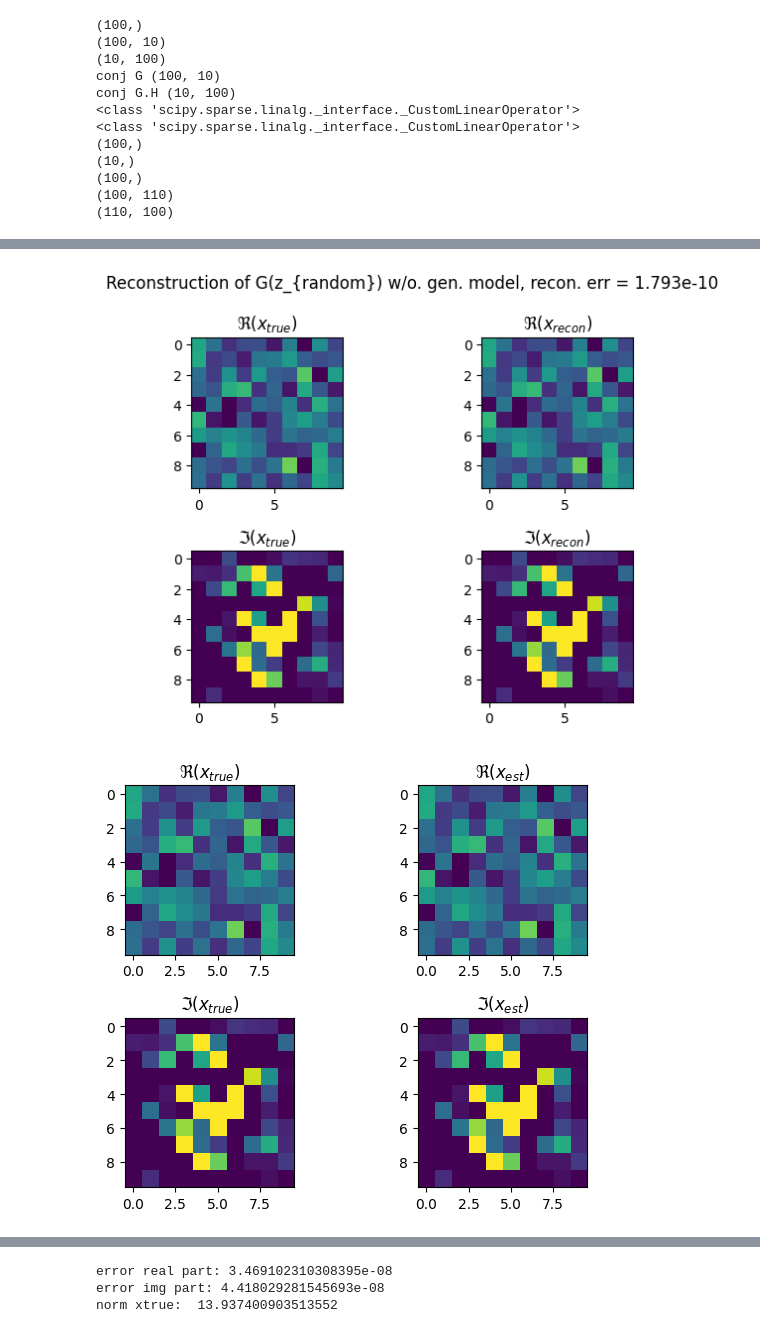
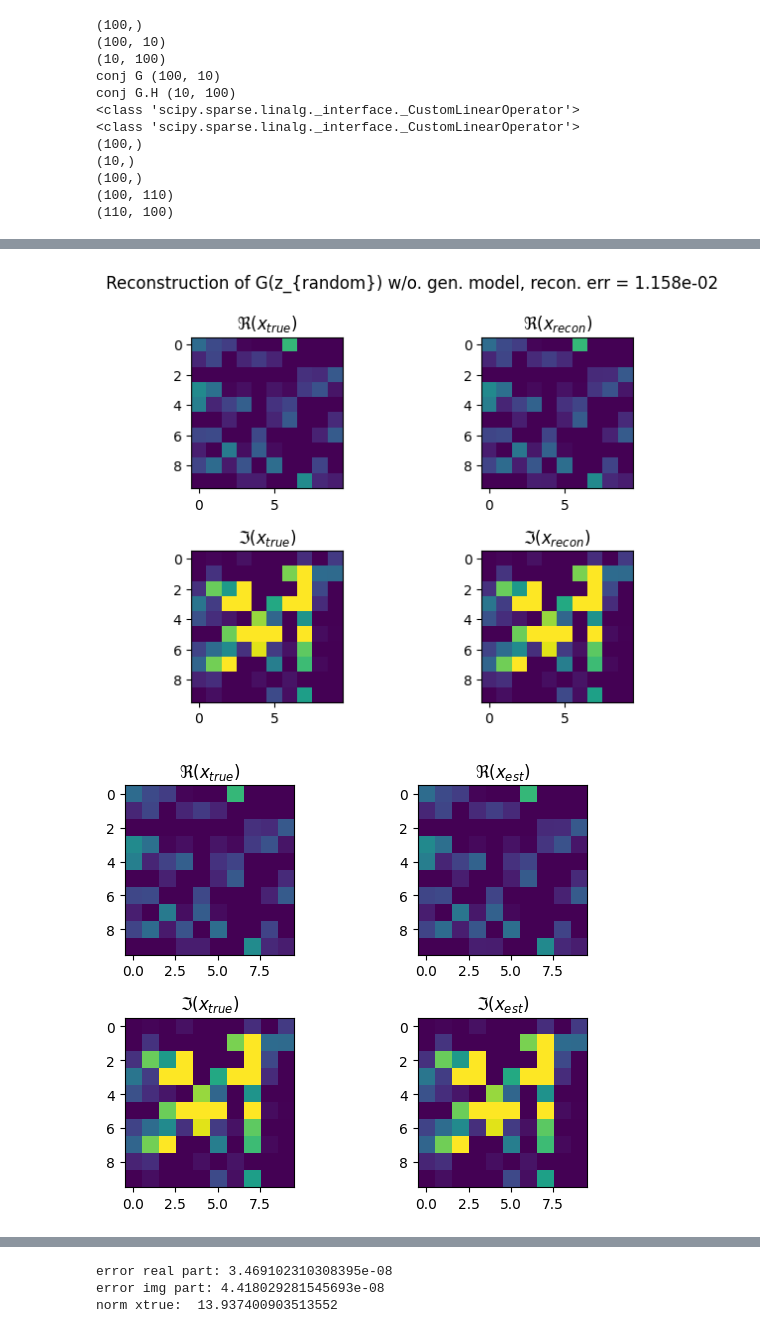
Before and after one commit to Ava99999/signal-thesis, a Jupyter notebook: complex autoencoder/main_autocomplex.ipynb, the cells around one changed output, grey strips where cells are left out. Cells and saved outputs as stored; diff of their text form; code cells hidden in the pictures.

Commit message:
updated gradient computation
now according to gradient test

```diff
--- a/complex autoencoder/main_autocomplex.ipynb
+++ b/complex autoencoder/main_autocomplex.ipynb
@@ -463,6 +370,7 @@ def jac_decoder_1D(z, decoder, type = "normal"):
     '''
     Converts the CBP_decoder computation into a numpy function, outputting the R or R*-derivative of the decoder in z as a numpy array
     NOTE: activation function is hardcoded at this point
+    NOTE: CBP_decoder_v2 makes a comparable computation but a slightly different order of partial derivative computation. It seems to give the same result
 
     input:
         z:              np.array of length (latent_dim)
@@ -476,3 +384,22 @@ def jac_decoder_1D(z, decoder, type = "normal"):
         return dG_dzstar.numpy()
     else:
         raise ValueError(f"Invalid type '{type}. Must be 'normal' or 'conj'.")
+
+
+def plot_result(xtrue, xhat):
+    n  = len(xtrue)
+    nx = int(np.sqrt(n))
+
+    # plot results
+    fig, ax = plt.subplots(2,2)
+
+    ax[0,0].imshow(np.real(xtrue.reshape((nx,nx))),clim=[0,1])
+    ax[0,0].set_title(r'$\Re(x_{true})$')
+    ax[1,0].imshow(np.imag(xtrue.reshape((nx,nx))),clim=[0,1])
+    ax[1,0].set_title(r'$\Im(x_{true})$')
+    ax[0,1].imshow(np.real(xhat.reshape((nx,nx))),clim=[0,1])
+    ax[0,1].set_title(r'$\Re(x_{est})$')
+    ax[1,1].imshow(np.imag(xhat.reshape((nx,nx))),clim=[0,1])
+    ax[1,1].set_title(r'$\Im(x_{est})$')
+
+    fig.tight_layout()
@@ -790,5 +900,5 @@ grad (20,)
 # %%
-# test generative model itself
+## tests of reconstruct with and without generative model
 sigma = 0
 
 #xtrue = datatest[np.random.randint(0,datatest.shape[0])].numpy()
@@ -799,13 +909,25 @@ x_random_recon_tf = decoder(encoder(x_tensor))
 x_random_recon = x_random_recon_tf.numpy().flatten()
 
 xtrue = G.eval(np.random.randn(k) + 1j*np.random.randn(k))
-xtrue_1D = np.load('G(z)_ex8_goodex.npy') #x_random_recon #xtrue.flatten()
+#xtrue = xtrue - np.min(np.real(xtrue))
 
-#xtrue_1D = xtrue.flatten() #x_random.flatten() # #G.eval(np.random.randn(k) + 1j*np.random.randn(k))
-#xtrue_1D = np.zeros(n) + 1j*np.imag(x_random_recon)
+#x_load = np.load('G(z)_ex8_goodex.npy')  #x_random_recon #xtrue.flatten()
+#xtrue_1D = x_load - np.min((np.real(x_load)))
+#x_imag = np.load('autoenc(x)_ex1.npy')
+#x_bad = np.load('G(z)_ex2.npy')
 
-error, xhat_corr, yobs, _ = reconstruct(xtrue_1D, A, I, Istar, w=1, sigma = sigma, lmbda = sigma)
+#xtrue_1D = np.zeros(n) + 1j*np.imag(x_bad)
+
+#plot_result(np.abs(x_load), np.abs(x_bad))
+
+xtrue_1D = xtrue.flatten() #x_random.flatten() # #G.eval(np.random.randn(k) + 1j*np.random.randn(k))
+#xtrue_1D = -np.ones(n) + 1j*np.imag(x_imag)
+#xtrue_1D = np.random.randn(n) + 1j*np.random.normal(size=(n))
+
+error, xhat_corr, yobs, result = reconstruct(xtrue_1D, A, G, Gstar, w=1, sigma = sigma, lmbda = sigma)
 #xhat_corr = xhat_corr.reshape((nx,nx))
+
+#zhat_ex = result.x[:k] + 1j*result.x[k:]
 
 print(f"Reconstruction error (sigma = {sigma}): ", error)
 
@@ -859,2 +981,2 @@ Reconstruction error (sigma = 0):  1.793163055152776e-10
-[figure, old version]
+[figure, new version]
-[figure, old version]
+[figure, new version]
```
Also changed, not shown: parts of 30 cells of this notebook, 8 other files.
